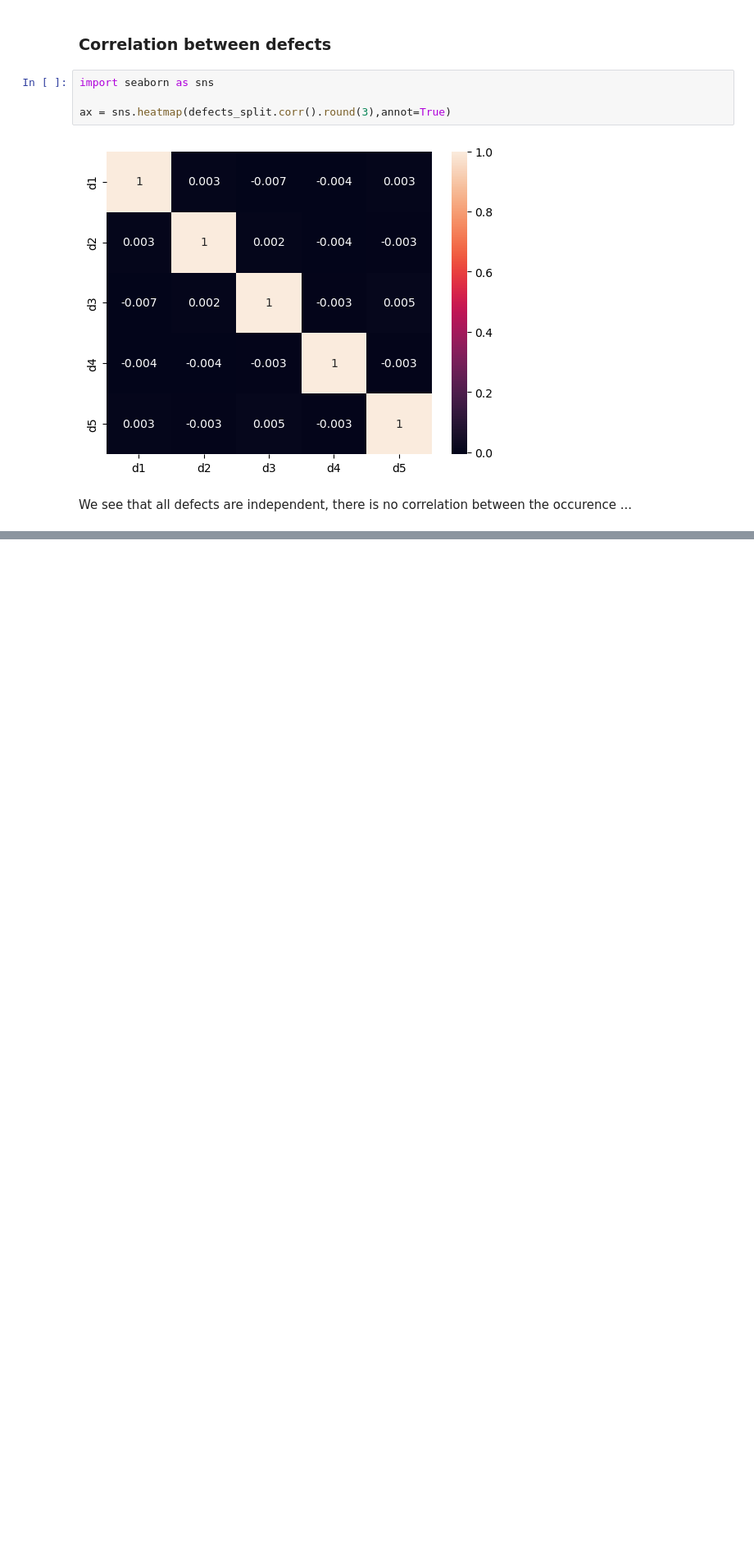
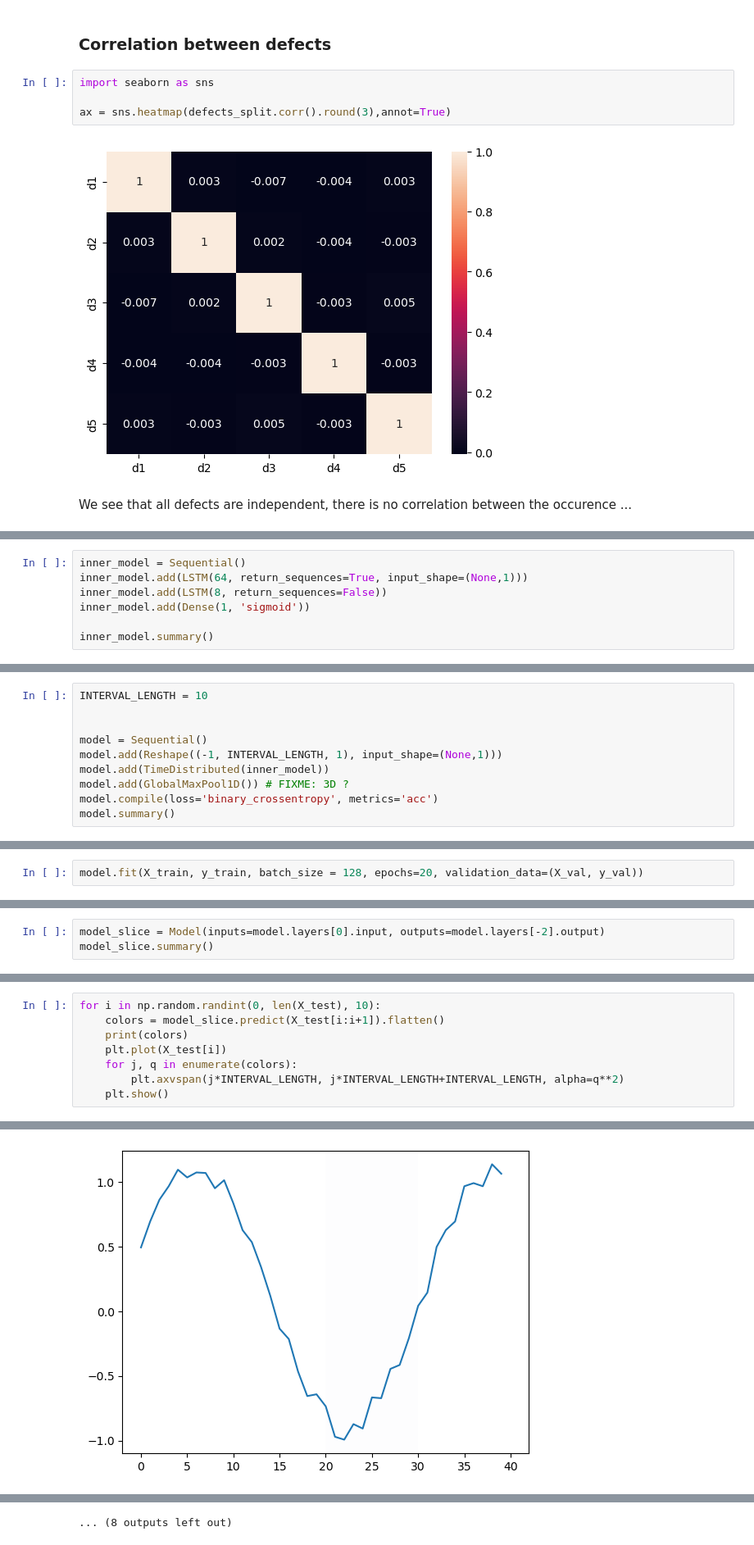
Before and after one commit to lukik45/candle-defect-detection, a Jupyter notebook: report.ipynb, the cells around one changed output, grey strips where cells are left out. Shown at 82% size. Drawn from its saved outputs; the diff is of its cells as text; blank space fills up the shorter version.

```diff
--- a/report.ipynb
+++ b/report.ipynb
@@ -447,0 +498,7 @@ We see that all defects are independent, there is no correlation between the occ
+# %%
+inner_model = Sequential()
+inner_model.add(LSTM(64, return_sequences=True, input_shape=(None,1)))
+inner_model.add(LSTM(8, return_sequences=False))
+inner_model.add(Dense(1, 'sigmoid'))
+
+inner_model.summary()
@@ -447,0 +521,10 @@ We see that all defects are independent, there is no correlation between the occ
+# %%
+INTERVAL_LENGTH = 10
+
+
+model = Sequential()
+model.add(Reshape((-1, INTERVAL_LENGTH, 1), input_shape=(None,1)))
+model.add(TimeDistributed(inner_model))
+model.add(GlobalMaxPool1D()) # FIXME: 3D ?
+model.compile(loss='binary_crossentropy', metrics='acc')
+model.summary()
@@ -447,0 +549,2 @@ We see that all defects are independent, there is no correlation between the occ
+# %%
+model.fit(X_train, y_train, batch_size = 128, epochs=20, validation_data=(X_val, y_val))
@@ -447,0 +570,3 @@ We see that all defects are independent, there is no correlation between the occ
+# %%
+model_slice = Model(inputs=model.layers[0].input, outputs=model.layers[-2].output)
+model_slice.summary()
@@ -447,0 +591,9 @@ We see that all defects are independent, there is no correlation between the occ
+# %%
+for i in np.random.randint(0, len(X_test), 10):
+    colors = model_slice.predict(X_test[i:i+1]).flatten()
+    print(colors)
+    plt.plot(X_test[i])
+    for j, q in enumerate(colors):
+        plt.axvspan(j*INTERVAL_LENGTH, j*INTERVAL_LENGTH+INTERVAL_LENGTH, alpha=q**2)
+    plt.show()
+# %% [output]
@@ -447,0 +602 @@ We see that all defects are independent, there is no correlation between the occ
+[figure, added]
@@ -447,0 +618 @@ We see that all defects are independent, there is no correlation between the occ
+... (8 outputs left out)
```
Also changed, not shown: parts of 13 cells of this notebook.
